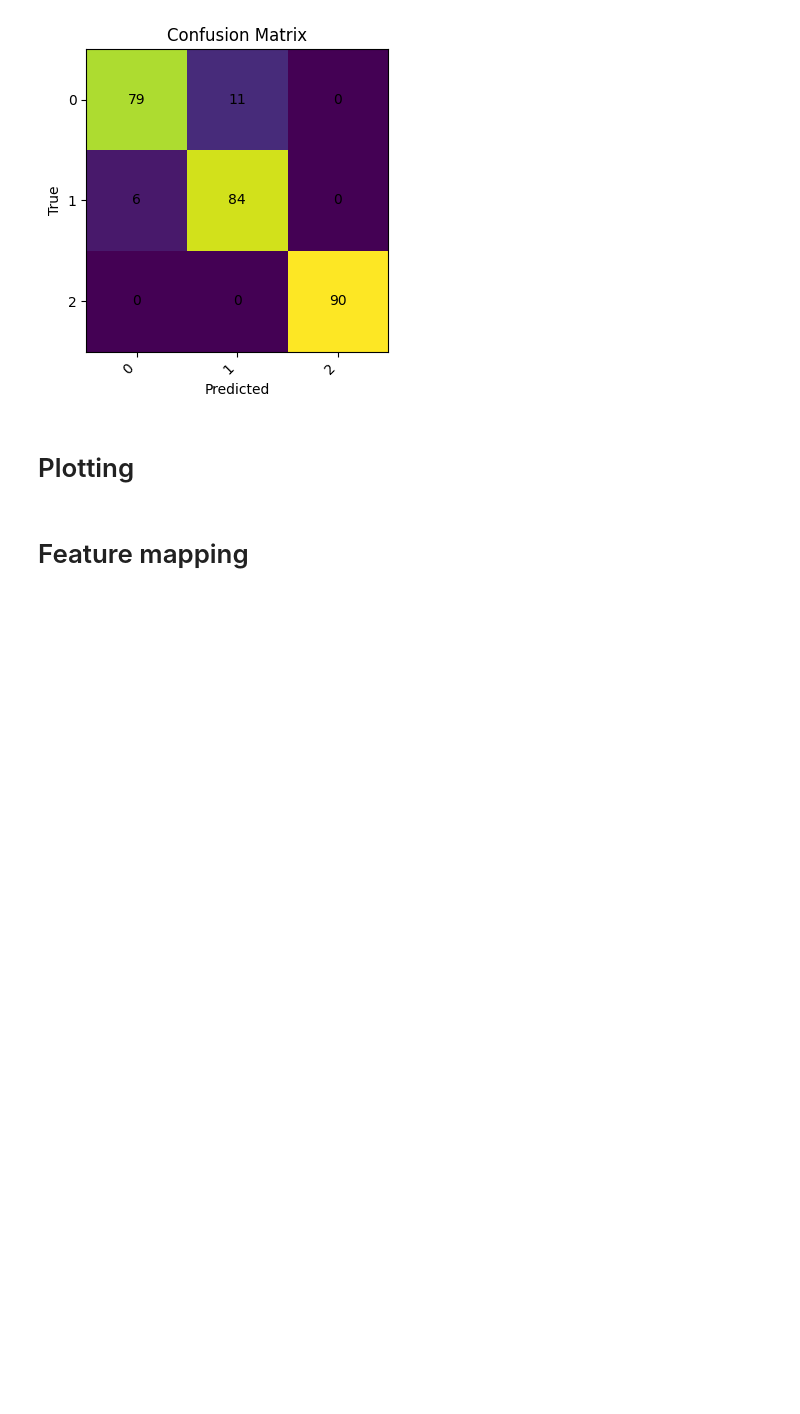
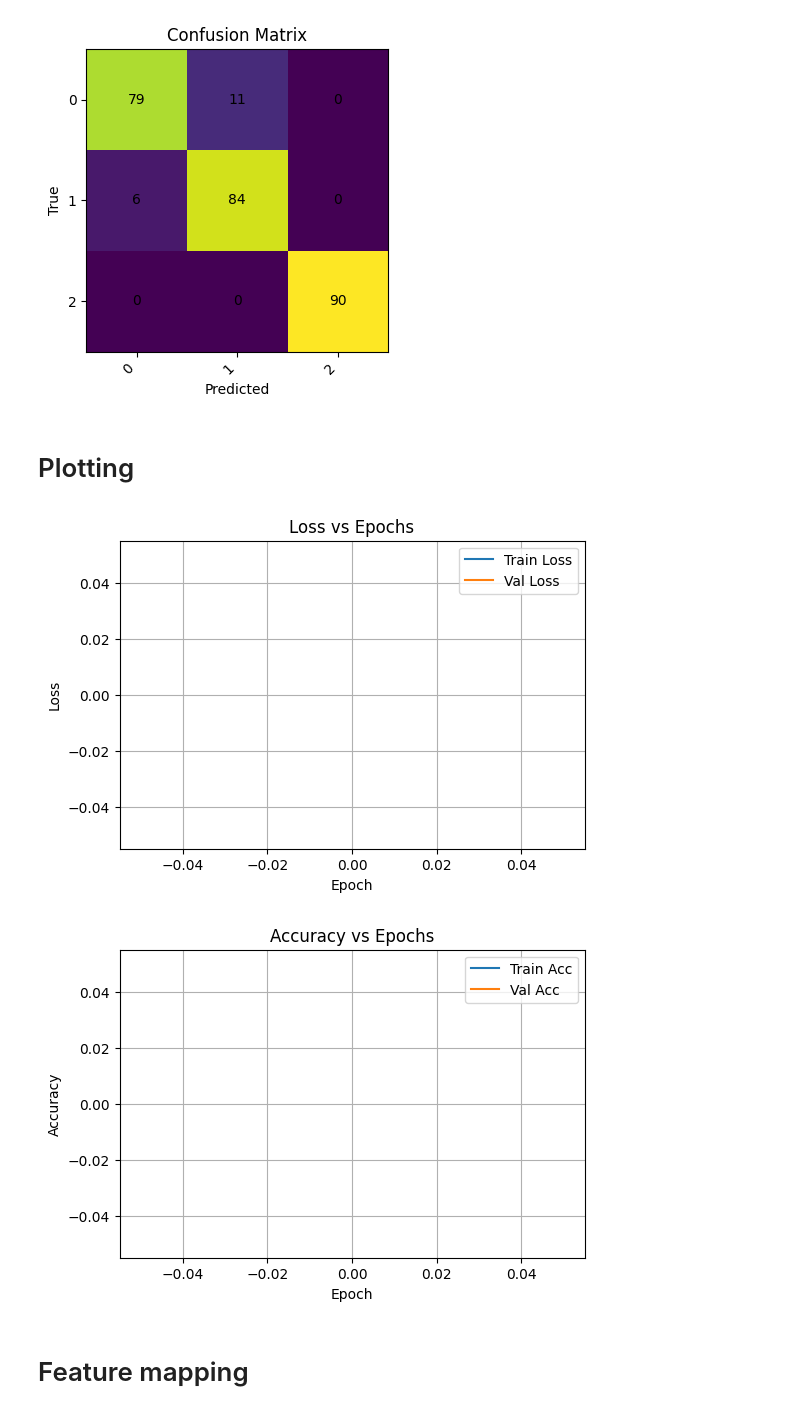
Before and after one commit to marrog1/machine_learning2_exam, a Jupyter notebook: Part1/main.ipynb, the cells around one changed output. Cells and saved outputs as stored; diff of their text form; code cells hidden in the pictures; blank space fills up the shorter version.

Commit message:
plotting

```diff
--- a/Part1/main.ipynb
+++ b/Part1/main.ipynb
@@ -530,5 +530,30 @@ plt.show()
 [figure]
 # %% [markdown]
 # Plotting
+# %%
+epochs_range = range(1, len(history["train_loss"]) + 1)
+
+plt.figure(figsize=(6,4))
+plt.plot(epochs_range, history["train_loss"], label="Train Loss")
+plt.plot(epochs_range, history["val_loss"], label="Val Loss")
+plt.xlabel("Epoch")
+plt.ylabel("Loss")
+plt.title("Loss vs Epochs")
+plt.legend()
+plt.grid(True)
+plt.show()
+
+plt.figure(figsize=(6,4))
+plt.plot(epochs_range, history["train_acc"], label="Train Acc")
+plt.plot(epochs_range, history["val_acc"], label="Val Acc")
+plt.xlabel("Epoch")
+plt.ylabel("Accuracy")
+plt.title("Accuracy vs Epochs")
+plt.legend()
+plt.grid(True)
+plt.show()
+# %% [output]
+[figure, added]
+[figure, added]
 # %% [markdown]
 # Feature mapping
```
